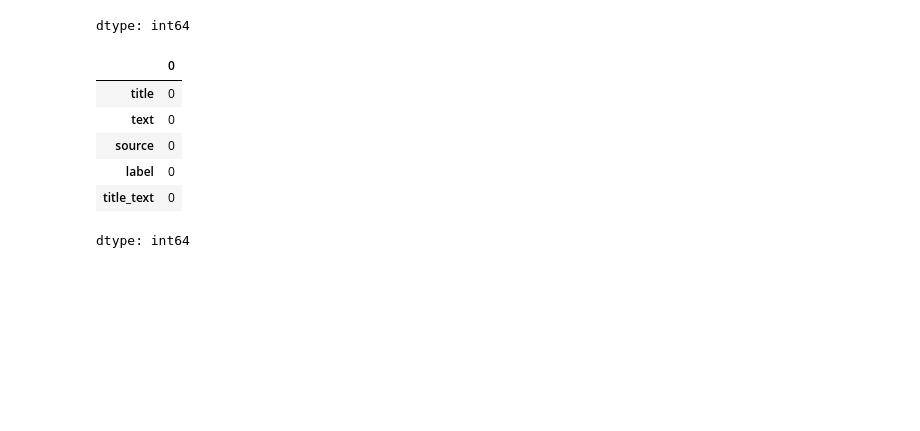
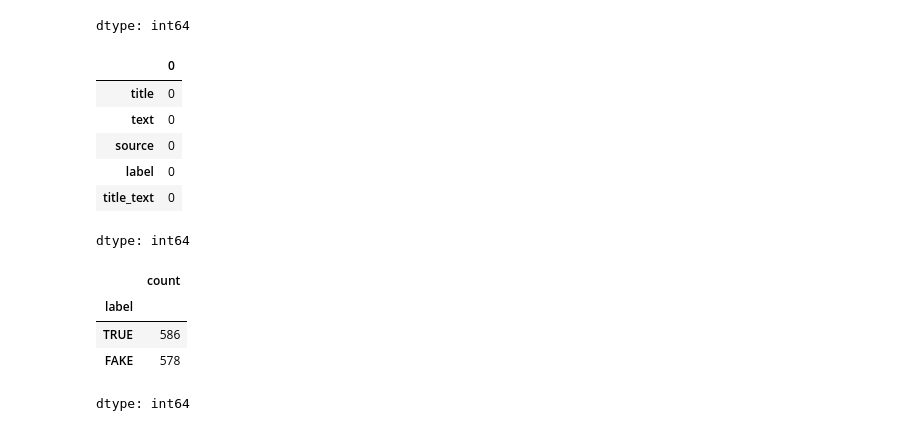
Before and after one commit to Dasari2708/lms-assignments, a Jupyter notebook: Covid_Fake_News_Classification.ipynb, the cells around one changed output. Saved outputs shown, nothing was run; the diff lists cells and outputs as text; code cells hidden in the pictures; blank space fills up the shorter version.

```diff
--- a/Covid_Fake_News_Classification.ipynb
+++ b/Covid_Fake_News_Classification.ipynb
@@ -133,3 +133,11 @@ df.isna().sum()
 | label | 0 |
 | title_text | 0 |
 dtype: int64
+# %%
+df['label'].value_counts()
+# %% [output]
+|  | count |
+| label |  |
+| TRUE | 586 |
+| FAKE | 578 |
+dtype: int64
```
Also changed, not shown: parts of 15 cells of this notebook.
